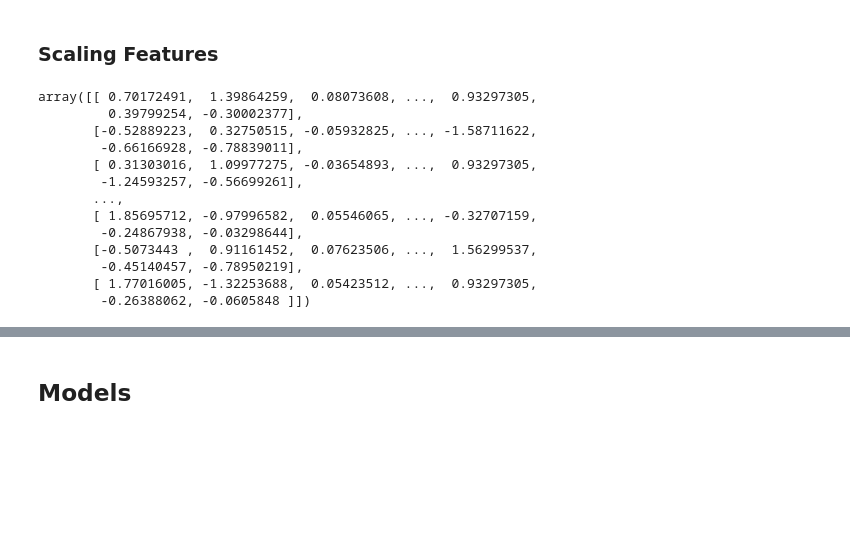
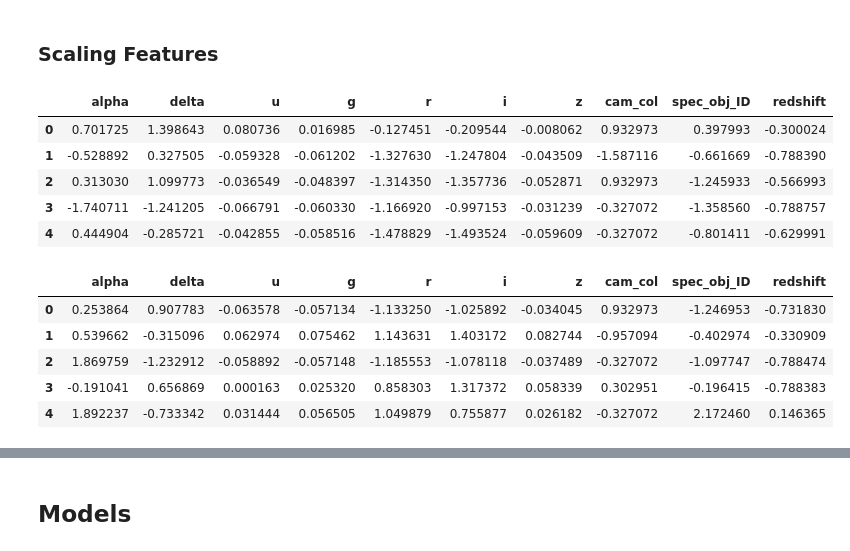
Before and after one commit to aSTRonuun/MachineLearning-2023-Vitor-Alves, a Jupyter notebook: 02-Stelar-Classification-Project/Stelar-Classification-Project.ipynb, the cells around one changed output, grey strips where cells are left out. Cells and saved outputs as stored; diff of their text form; code cells hidden in the pictures; blank space fills up the shorter version.

```diff
--- a/02-Stelar-Classification-Project/Stelar-Classification-Project.ipynb
+++ b/02-Stelar-Classification-Project/Stelar-Classification-Project.ipynb
@@ -315,16 +325,18 @@ X_val_sc = scaler.transform(X_val)
 # %%
-X_train_sc
+X_train_sc.head()
 # %% [output]
-array([[ 0.70172491,  1.39864259,  0.08073608, ...,  0.93297305,
-         0.39799254, -0.30002377],
-       [-0.52889223,  0.32750515, -0.05932825, ..., -1.58711622,
-        -0.66166928, -0.78839011],
-       [ 0.31303016,  1.09977275, -0.03654893, ...,  0.93297305,
-        -1.24593257, -0.56699261],
-       ...,
-       [ 1.85695712, -0.97996582,  0.05546065, ..., -0.32707159,
-        -0.24867938, -0.03298644],
-       [-0.5073443 ,  0.91161452,  0.07623506, ...,  1.56299537,
-        -0.45140457, -0.78950219],
-       [ 1.77016005, -1.32253688,  0.05423512, ...,  0.93297305,
-        -0.26388062, -0.0605848 ]])
+|  | alpha | delta | u | g | r | i | z | cam_col | spec_obj_ID | redshift |
+| 0 | 0.701725 | 1.398643 | 0.080736 | 0.016985 | -0.127451 | -0.209544 | -0.008062 | 0.932973 | 0.397993 | -0.300024 |
+| 1 | -0.528892 | 0.327505 | -0.059328 | -0.061202 | -1.327630 | -1.247804 | -0.043509 | -1.587116 | -0.661669 | -0.788390 |
+| 2 | 0.313030 | 1.099773 | -0.036549 | -0.048397 | -1.314350 | -1.357736 | -0.052871 | 0.932973 | -1.245933 | -0.566993 |
+| 3 | -1.740711 | -1.241205 | -0.066791 | -0.060330 | -1.166920 | -0.997153 | -0.031239 | -0.327072 | -1.358560 | -0.788757 |
+| 4 | 0.444904 | -0.285721 | -0.042855 | -0.058516 | -1.478829 | -1.493524 | -0.059609 | -0.327072 | -0.801411 | -0.629991 |
+# %%
+X_test_sc.head()
+# %% [output]
+|  | alpha | delta | u | g | r | i | z | cam_col | spec_obj_ID | redshift |
+| 0 | 0.253864 | 0.907783 | -0.063578 | -0.057134 | -1.133250 | -1.025892 | -0.034045 | 0.932973 | -1.246953 | -0.731830 |
+| 1 | 0.539662 | -0.315096 | 0.062974 | 0.075462 | 1.143631 | 1.403172 | 0.082744 | -0.957094 | -0.402974 | -0.330909 |
+| 2 | 1.869759 | -1.232912 | -0.058892 | -0.057148 | -1.185553 | -1.078118 | -0.037489 | -0.327072 | -1.097747 | -0.788474 |
+| 3 | -0.191041 | 0.656869 | 0.000163 | 0.025320 | 0.858303 | 1.317372 | 0.058339 | 0.302951 | -0.196415 | -0.788383 |
+| 4 | 1.892237 | -0.733342 | 0.031444 | 0.056505 | 1.049879 | 0.755877 | 0.026182 | -0.327072 | 2.172460 | 0.146365 |
```
Also changed, not shown: parts of 12 cells of this notebook.
